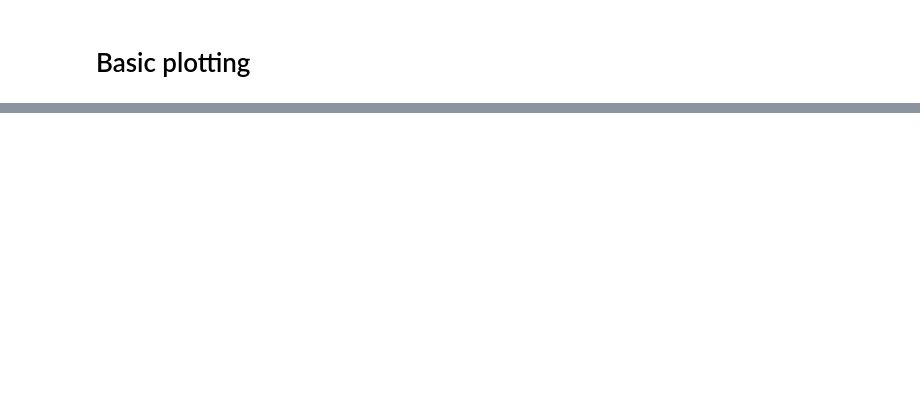
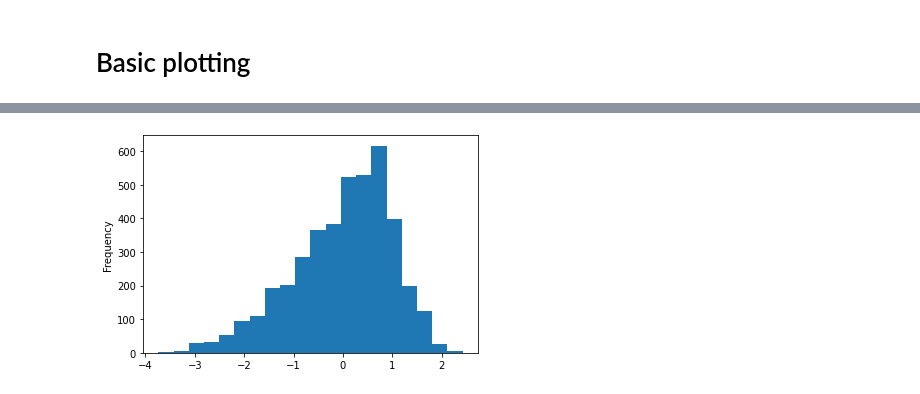
Before and after one commit to sipocz/Colab, a Jupyter notebook: Day1_Task_handout_SL.ipynb, the cells around one changed output, grey strips where cells are left out. Saved outputs shown, nothing was run; the diff lists cells and outputs as text; code cells hidden in the pictures; blank space fills up the shorter version.

```diff
--- a/Day1_Task_handout_SL.ipynb
+++ b/Day1_Task_handout_SL.ipynb
@@ -369,4 +547,7 @@ df.length.plot.box(figsize=(8,8)); # the semicolon is to stop Jupyter from "prin
 # %%
 # Do a histogram with 20 bins for the "length" data
+df.length.plot.hist(bins=20);
+# %% [output]
+[figure, added]
 # %%
 # implement a scatter plot between "length" and "rings", use figure size 8,8
```
Also changed, not shown: parts of 20 cells of this notebook.
